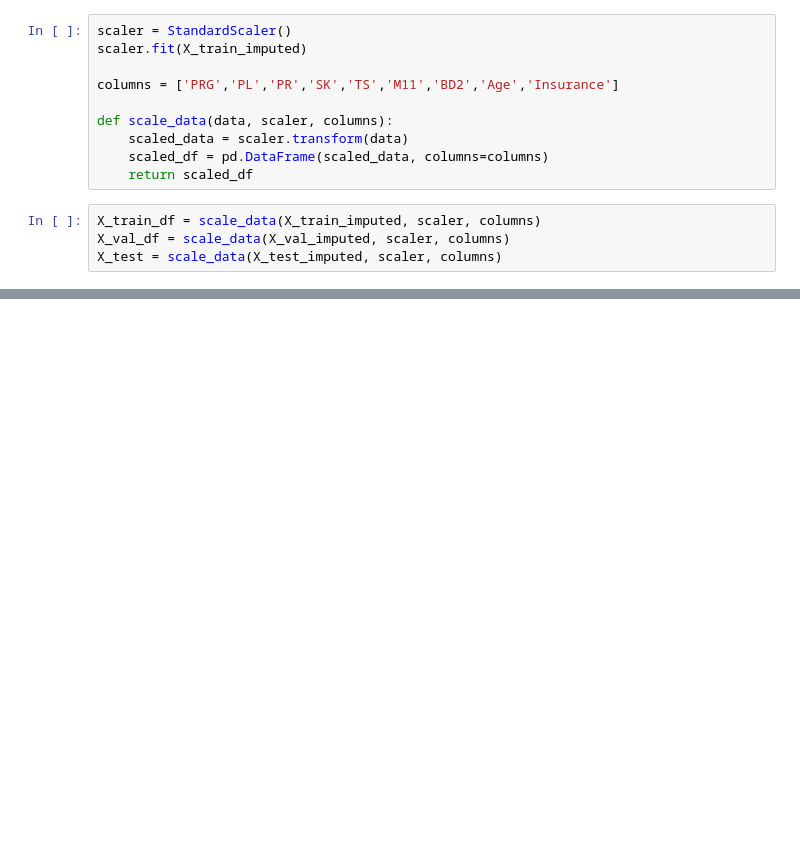
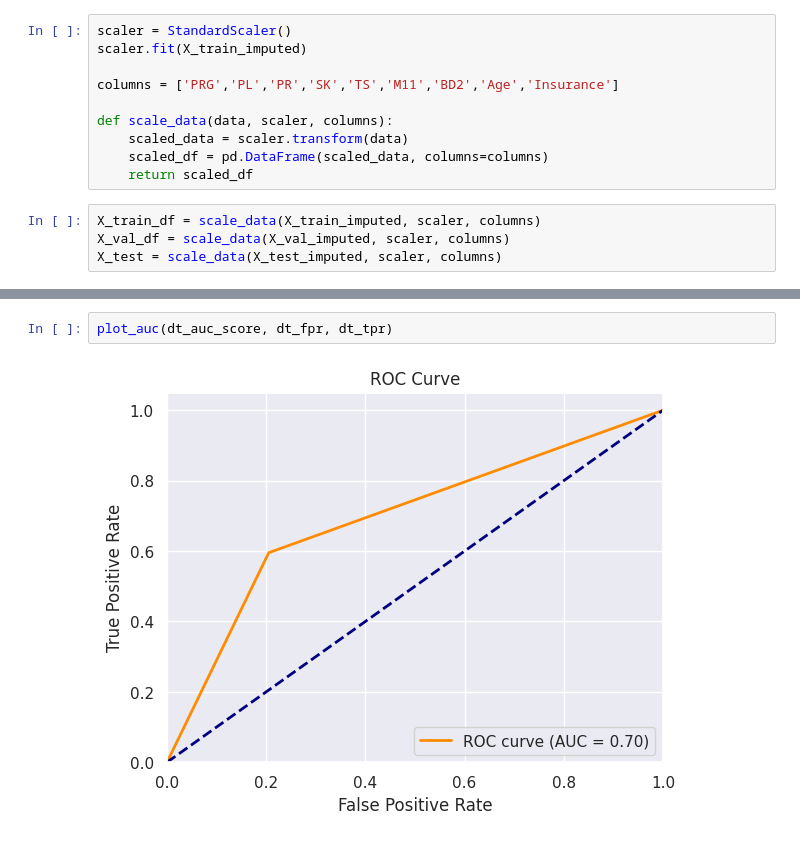
Before and after one commit to dsabljic/Sepsis-Classification, a Jupyter notebook: Sepsis Classification.ipynb, the cells around one changed output, grey strips where cells are left out. Drawn from its saved outputs; the diff is of its cells as text; blank space fills up the shorter version.

```diff
--- a/Sepsis Classification.ipynb
+++ b/Sepsis Classification.ipynb
@@ -858,0 +952,4 @@ X_test = scale_data(X_test_imputed, scaler, columns)
+# %%
+plot_auc(dt_auc_score, dt_fpr, dt_tpr)
+# %% [output]
+[figure, added]
```
Also changed, not shown: parts of 48 cells of this notebook.
